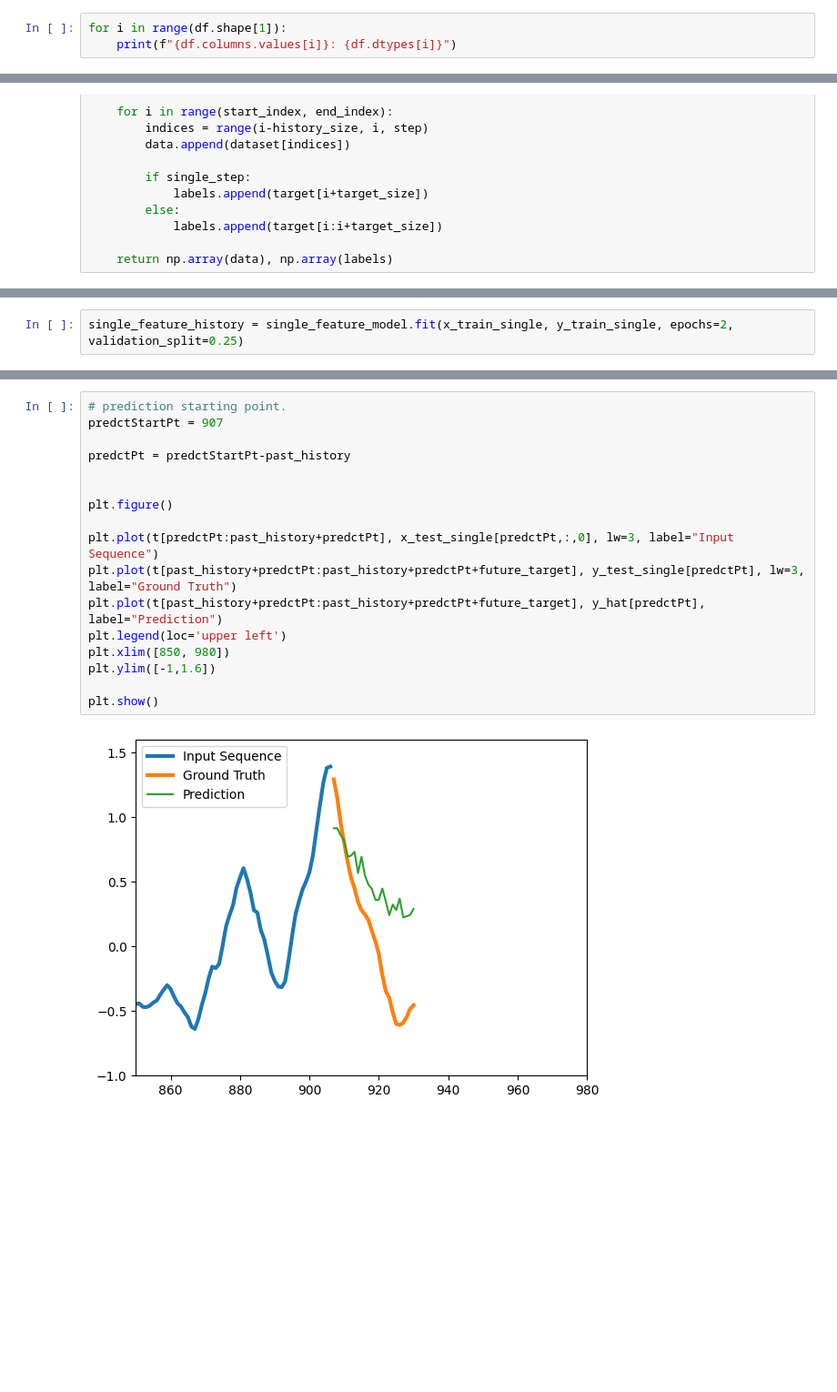
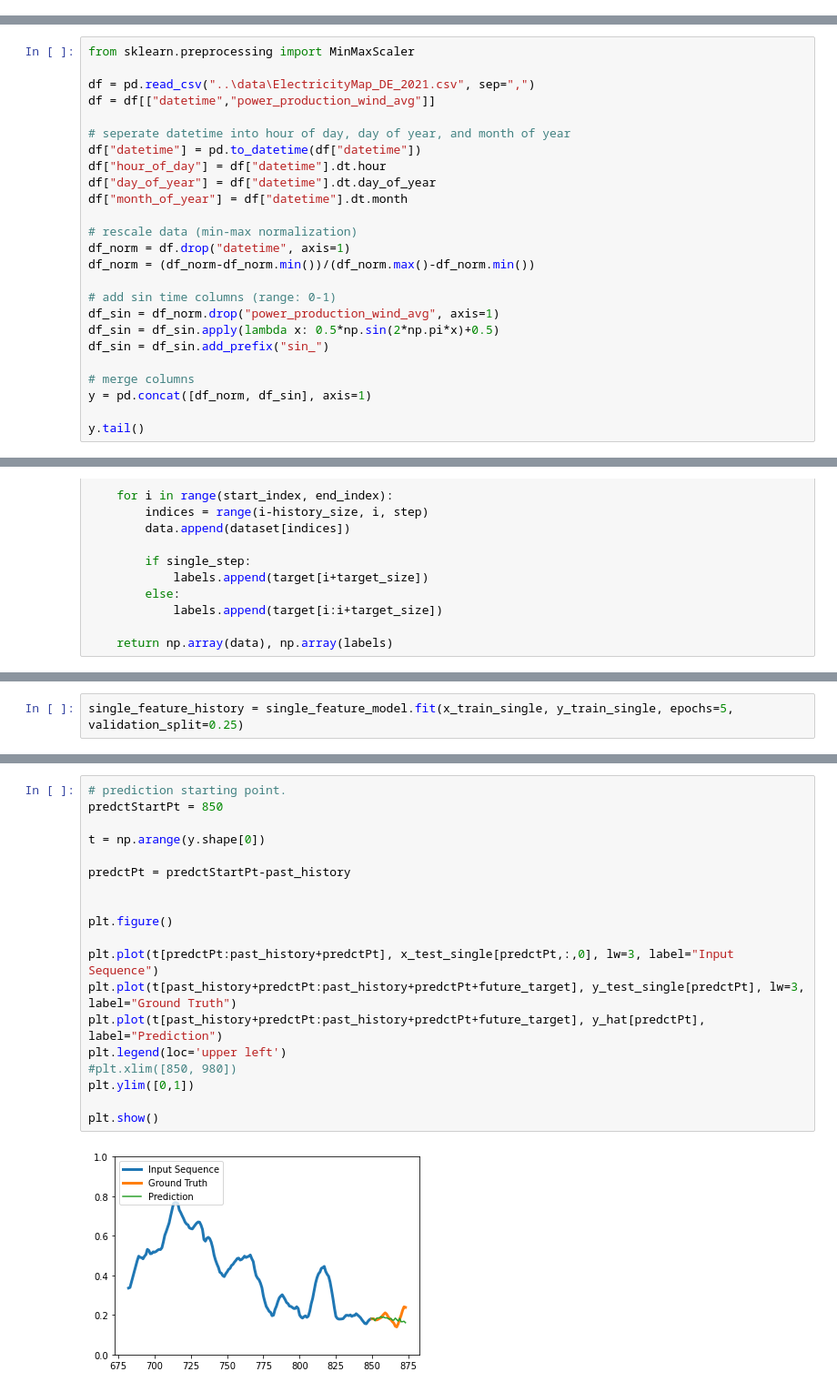
Before and after one commit to sen-leon/Electricity-Prediction, a Jupyter notebook: src/SingleFeatureRNN.ipynb, the cells around one changed output, grey strips where cells are left out. Shown: that part at 91% size. Drawn from its saved outputs; the diff is of its cells as text; blank space fills up the shorter version.

```diff
--- a/src/SingleFeatureRNN.ipynb
+++ b/src/SingleFeatureRNN.ipynb
@@ -36,3 +4,0 @@ Text(0.5, 1.0, 'power_production_wind_avg')
-# %%
-for i in range(df.shape[1]):
-    print(f"{df.columns.values[i]}: {df.dtypes[i]}")
@@ -43,0 +5,25 @@ hour: int64
+# %%
+from sklearn.preprocessing import MinMaxScaler
+
+df = pd.read_csv("..\data\ElectricityMap_DE_2021.csv", sep=",")
+df = df[["datetime","power_production_wind_avg"]]
+
+# seperate datetime into hour of day, day of year, and month of year
+df["datetime"] = pd.to_datetime(df["datetime"])
+df["hour_of_day"] = df["datetime"].dt.hour
+df["day_of_year"] = df["datetime"].dt.day_of_year
+df["month_of_year"] = df["datetime"].dt.month
+
+# rescale data (min-max normalization)
+df_norm = df.drop("datetime", axis=1)
+df_norm = (df_norm-df_norm.min())/(df_norm.max()-df_norm.min())
+
+# add sin time columns (range: 0-1)
+df_sin = df_norm.drop("power_production_wind_avg", axis=1)
+df_sin = df_sin.apply(lambda x: 0.5*np.sin(2*np.pi*x)+0.5)
+df_sin = df_sin.add_prefix("sin_")
+
+# merge columns
+y = pd.concat([df_norm, df_sin], axis=1)
+
+y.tail()
@@ -203,5 +165,5 @@ Trainable params: 70,168
 Non-trainable params: 0
 _________________________________________________________________
 # %%
-single_feature_history = single_feature_model.fit(x_train_single, y_train_single, epochs=2, validation_split=0.25)
+single_feature_history = single_feature_model.fit(x_train_single, y_train_single, epochs=5, validation_split=0.25)
 # %% [output]
@@ -240,19 +209,21 @@ y_hat = single_feature_model.predict(x_test_single)
 # %%
 # prediction starting point.
-predctStartPt = 907
+predctStartPt = 850
+
+t = np.arange(y.shape[0])
 
 predctPt = predctStartPt-past_history
 
 
 plt.figure()
 
 plt.plot(t[predctPt:past_history+predctPt], x_test_single[predctPt,:,0], lw=3, label="Input Sequence")
 plt.plot(t[past_history+predctPt:past_history+predctPt+future_target], y_test_single[predctPt], lw=3, label="Ground Truth")
 plt.plot(t[past_history+predctPt:past_history+predctPt+future_target], y_hat[predctPt], label="Prediction")
 plt.legend(loc='upper left')
-plt.xlim([850, 980])
-plt.ylim([-1,1.6])
+#plt.xlim([850, 980])
+plt.ylim([0,1])
 
 plt.show()
 # %% [output]
-[figure, old version]
+[figure, new version]
```
Also changed, not shown: parts of 12 cells of this notebook.
